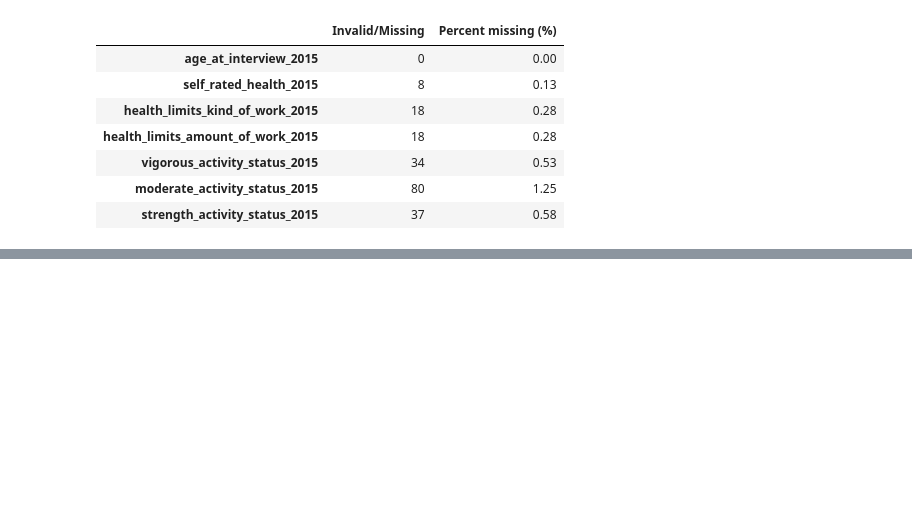
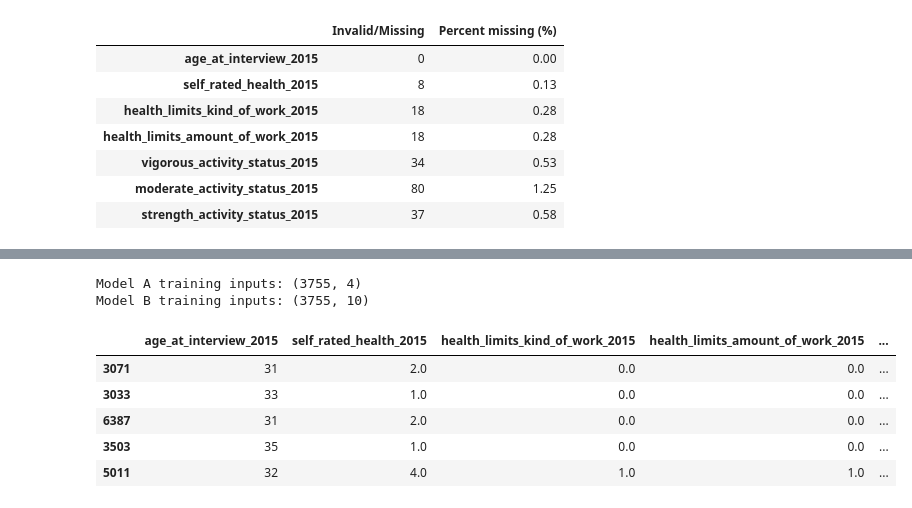
Before and after one commit to katherine-xie/NLSY97-Pain-Prediction-Project, a Jupyter notebook: notebooks/01-physical-activity-chronic-pain-logistic-regression.ipynb, the cells around one changed output, grey strips where cells are left out. Saved outputs shown, nothing was run; the diff lists cells and outputs as text; code cells hidden in the pictures; blank space fills up the shorter version.

```diff
--- a/notebooks/01-physical-activity-chronic-pain-logistic-regression.ipynb
+++ b/notebooks/01-physical-activity-chronic-pain-logistic-regression.ipynb
@@ -339,0 +577,40 @@ display(missing_summary)
+# %%
+# Model A
+X_train_baseline = train[BASELINE_FEATURES].copy()
+X_validation_baseline = validation[BASELINE_FEATURES].copy()
+
+# Model B
+# TO DO: Move to /src when complete
+def encode_activity(data):
+    features = data[BASELINE_FEATURES].copy()
+
+    for col in ACTIVITY_FEATURES:
+        features[col + "_participates"] = (data[col] == 1).astype(int)
+        features[col + "_unable"] = (data[col] == 2).astype(int)
+
+    return features
+
+X_train_extended = encode_activity(train)
+X_validation_extended = encode_activity(validation)
+
+# Define target
+y_train = train[TARGET].copy()
+y_validation = validation[TARGET].copy()
+
+# Check the number of model inputs
+assert X_train_baseline.shape[1] == 4
+assert X_train_extended.shape[1] == 10
+assert X_train_extended.columns.tolist() == X_validation_extended.columns.tolist()
+
+print("Model A training inputs:", X_train_baseline.shape)
+print("Model B training inputs:", X_train_extended.shape)
+display(X_train_extended.head())
+# %% [output]
+Model A training inputs: (3755, 4)
+Model B training inputs: (3755, 10)
+|  | age_at_interview_2015 | self_rated_health_2015 | health_limits_kind_of_work_2015 | health_limits_amount_of_work_2015 | ... |
+| 3071 | 31 | 2.0 | 0.0 | 0.0 | ... |
+| 3033 | 33 | 1.0 | 0.0 | 0.0 | ... |
+| 6387 | 31 | 2.0 | 0.0 | 0.0 | ... |
+| 3503 | 35 | 1.0 | 0.0 | 0.0 | ... |
+| 5011 | 32 | 4.0 | 1.0 | 1.0 | ... |
```
Also changed, not shown: parts of 17 cells of this notebook.
